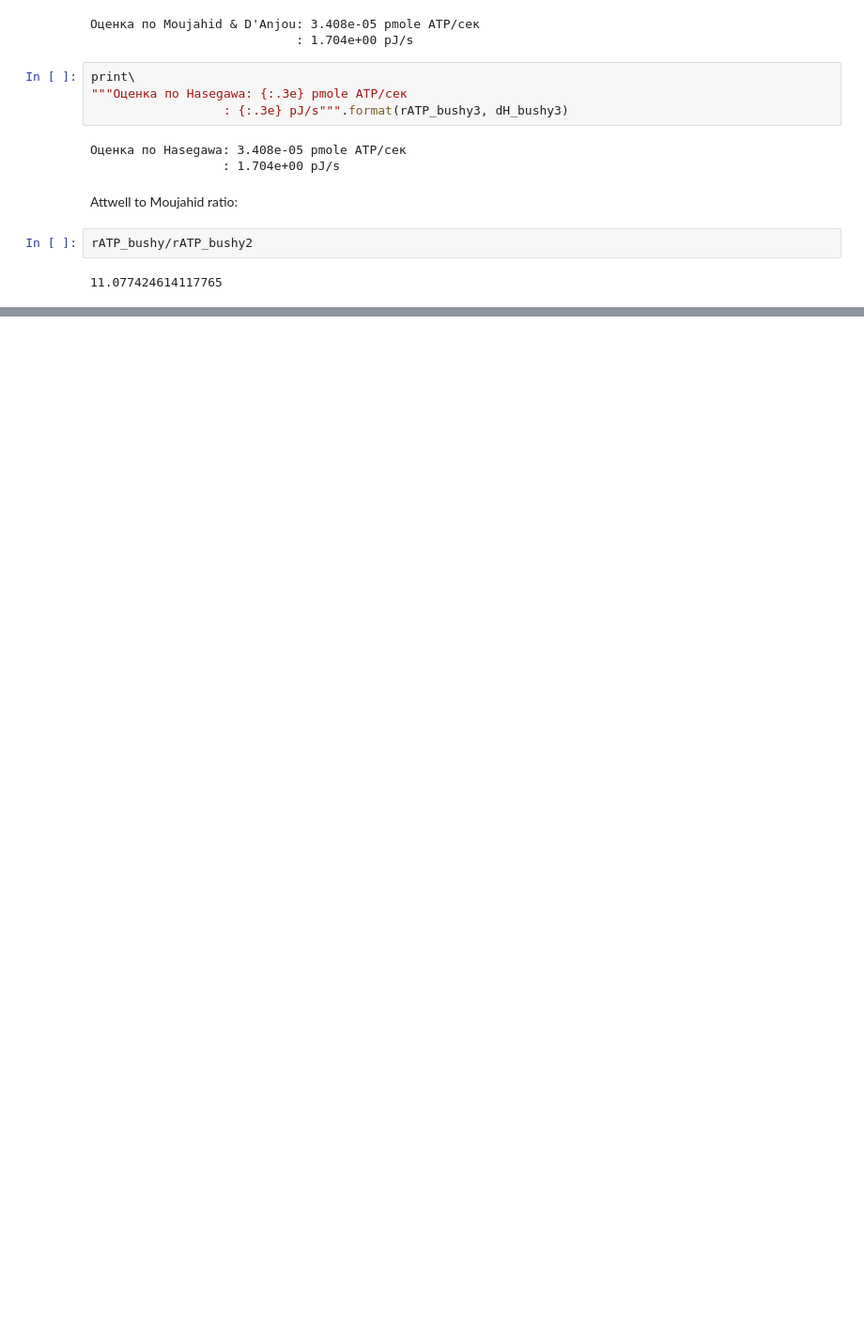
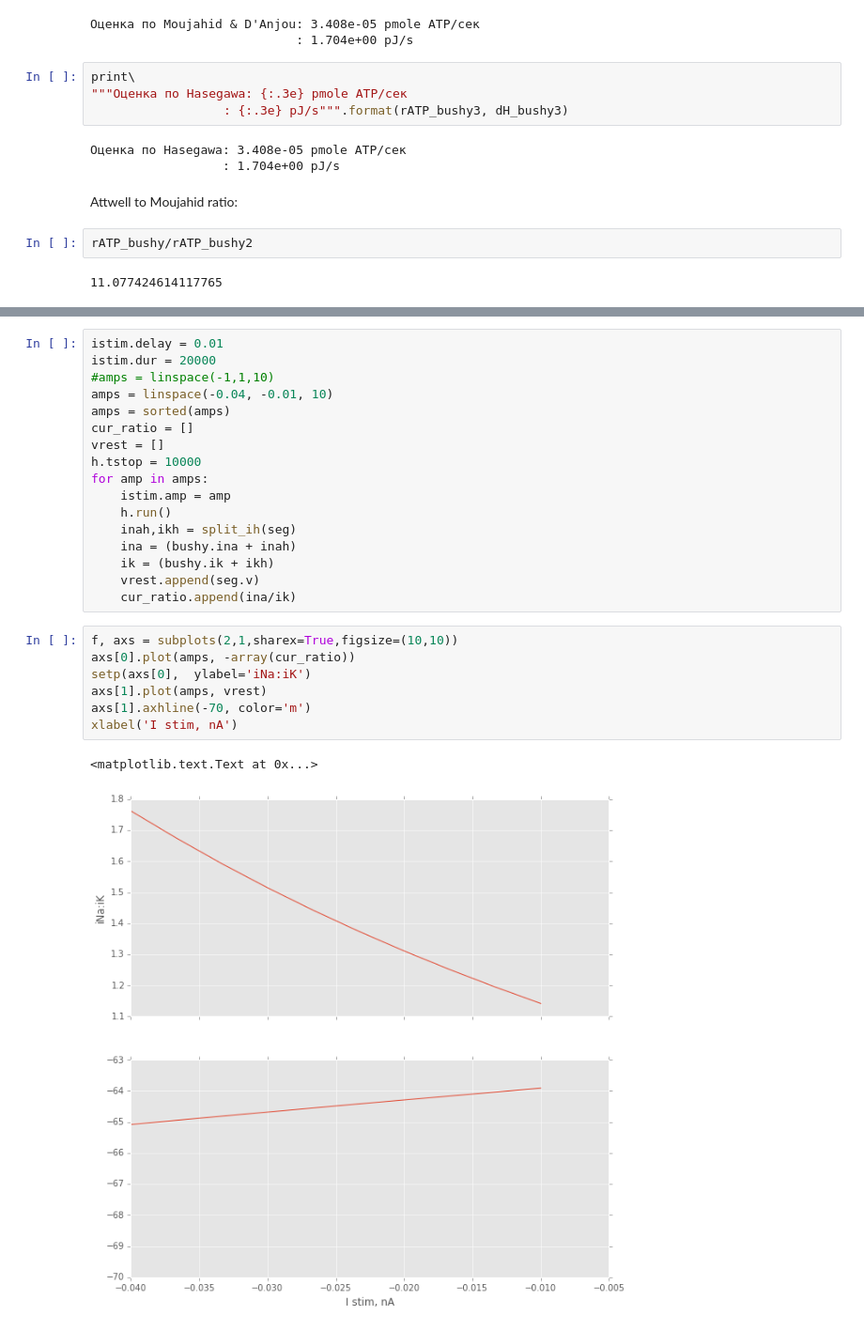
Before and after one commit to abrazhe/OC2, a Jupyter notebook: RM03-modfiles/EnergyCalc-1.ipynb, the cells around one changed output, grey strips where cells are left out. Shown at 94% size. Saved outputs shown, nothing was run; the diff lists cells and outputs as text; blank space fills up the shorter version.

```diff
--- a/RM03-modfiles/EnergyCalc-1.ipynb
+++ b/RM03-modfiles/EnergyCalc-1.ipynb
@@ -228,0 +279,27 @@ seg.ina
+# %%
+istim.delay = 0.01
+istim.dur = 20000
+#amps = linspace(-1,1,10)
+amps = linspace(-0.04, -0.01, 10)
+amps = sorted(amps)
+cur_ratio = []
+vrest = []
+h.tstop = 10000
+for amp in amps:
+    istim.amp = amp
+    h.run()
+    inah,ikh = split_ih(seg)
+    ina = (bushy.ina + inah)
+    ik = (bushy.ik + ikh)
+    vrest.append(seg.v)
+    cur_ratio.append(ina/ik)
+# %%
+f, axs = subplots(2,1,sharex=True,figsize=(10,10))
+axs[0].plot(amps, -array(cur_ratio))
+setp(axs[0],  ylabel='iNa:iK')
+axs[1].plot(amps, vrest)
+axs[1].axhline(-70, color='m')
+xlabel('I stim, nA')
+# %% [output]
+<matplotlib.text.Text at 0x...>
+[figure, added]
```
Also changed, not shown: parts of 26 cells of this notebook.
